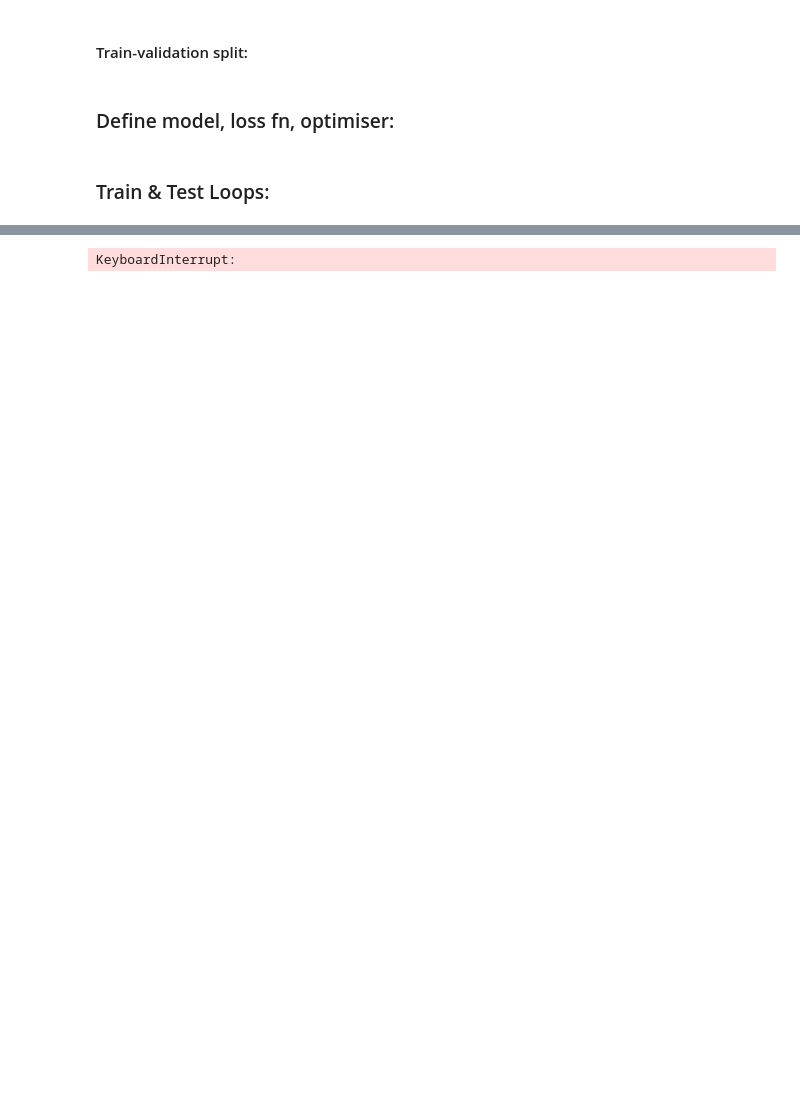
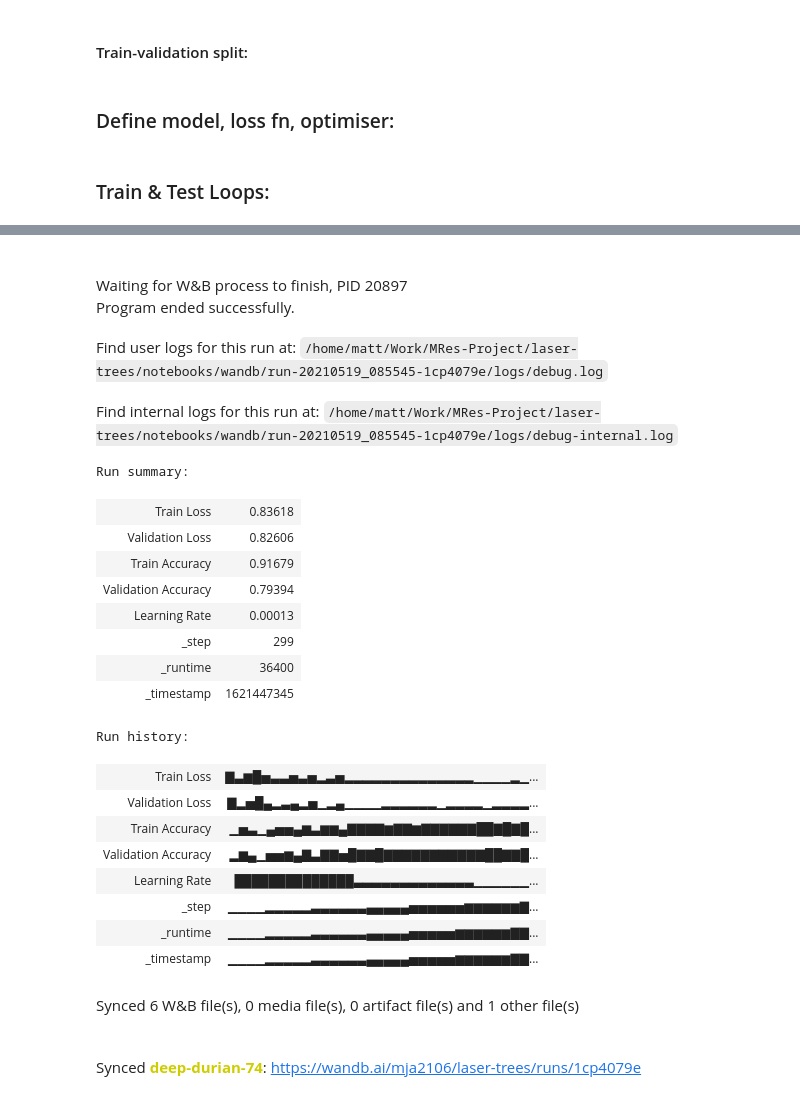
Before and after one commit to mataln/laser-trees, a Jupyter notebook: notebooks/classification.ipynb, the cells around one changed output, grey strips where cells are left out. Saved outputs shown, nothing was run; the diff lists cells and outputs as text; code cells hidden in the pictures; blank space fills up the shorter version.

Commit message:
Swtich from flat lr to step scheduler

```diff
--- a/notebooks/classification.ipynb
+++ b/notebooks/classification.ipynb
@@ -1,6 +1,7 @@
 # %%
 import os
 import sys
+import copy
 pdir = os.path.dirname(os.getcwd())
 sys.path.append(pdir)
 
@@ -10,15 +11,19 @@ import torch.nn as nn
 import torch.optim as optim
 import pandas as pd
 import wandb
+import random
 
 from tqdm import tqdm
 from torch.utils.data import Dataset, DataLoader
 from torch.utils.data.sampler import SubsetRandomSampler
+from torch.optim.lr_scheduler import StepLR
 
 import utils
 from simpleview_pytorch import SimpleView
 
 from torch.utils.data.dataset import Dataset
+
+model_dir = 'models'
 # %%
 wandb.login()
 # %% [output]
@@ -244,14 +251,25 @@ if config.loss_fn=="cross-entropy":
 if config.loss_fn=="smooth-loss":
     loss_fn = utils.smooth_loss
 
+if type(config.learning_rate) == list:
+    lr = config.learning_rate[0]
+    step_size = config.learning_rate[1]
+    gamma = config.learning_rate[2]
+else:
+    lr = config.learning_rate
+
 if config.optimizer=="sgd":
-    optimizer = optim.SGD(model.parameters(), lr=config.learning_rate, momentum=config.momentum)
+    optimizer = optim.SGD(model.parameters(), lr=lr, momentum=config.momentum)
 elif config.optimizer=="adam":
-    optimizer = optim.Adam(model.parameters(), lr=config.learning_rate)
+    optimizer = optim.Adam(model.parameters(), lr=lr)
+
+if type(config.learning_rate) == list:
+    scheduler = StepLR(optimizer, step_size=step_size, gamma=gamma)
 # %% [markdown]
 ### Train & Test Loops:
 # %%
 #wandb.watch(model)
+best_acc = 0
 for epoch in range(config.epochs):  # loop over the dataset multiple times
 
     #Training loop============================================
@@ -330,14 +348,30 @@ for epoch in range(config.epochs):  # loop over the dataset multiple times
 
         print(f'Got {num_val_correct} / {num_val_samples} with accuracy {val_acc*100:.2f}')
 
+        if val_acc > best_acc:
+            best_model_state = copy.deepcopy(model.state_dict())
+            best_acc = val_acc
+
         wandb.log({
             "Train Loss":train_loss,
             "Validation Loss":val_loss,
             "Train Accuracy":train_acc,
-            "Validation Accuracy":val_acc
+            "Validation Accuracy":val_acc,
+            "Learning Rate":optimizer.param_groups[0]['lr']
             })
+
+        scheduler.step()
 
 
 print('Finished Training')
+
+print('Saving best model...')
+torch.save(best_model_state,
+           '{model_dir}/{fname}.pt'.format(
+               model_dir=model_dir,
+               fname=experiment_name+'_best.pt')
+          )
+print('Saved!')
+
 run.finish()
 # %% [output]
@@ -361 +395,24 @@ Got 323 / 495 with accuracy 65.25
+Waiting for W&B process to finish, PID 20897
+Program ended successfully.
+Find user logs for this run at: /home/matt/Work/MRes-Project/laser-trees/notebooks/wandb/run-20210519_085545-1cp4079e/logs/debug.log
+Find internal logs for this run at: /home/matt/Work/MRes-Project/laser-trees/notebooks/wandb/run-20210519_085545-1cp4079e/logs/debug-internal.log
-KeyboardInterrupt:
+Run summary:
+| Train Loss | 0.83618 |
+| Validation Loss | 0.82606 |
+| Train Accuracy | 0.91679 |
+| Validation Accuracy | 0.79394 |
+| Learning Rate | 0.00013 |
+| _step | 299 |
+| _runtime | 36400 |
+| _timestamp | 1621447345 |
+Run history:
+| Train Loss | ▇▃▆█▅▃▃▅▃▅▂▃▅▂▂▂▂▂▂▂▂▂▂▂▂▂▂▁▁▁▁▂▁... |
+| Validation Loss | ▇▂▅█▄▂▃▄▂▅▁▂▄▁▁▁▁▂▂▂▂▂▂▁▂▂▂▂▁▂▂▂▂... |
+| Train Accuracy | ▁▅▃▁▄▅▅▄▆▃▆▆▄▇▇▇▇▆▇▇▆▇▇▇▇▇▇██▇█▇█... |
+| Validation Accuracy | ▂▆▄▁▅▅▆▄▇▃▇▇▅█▇▇█▇▇▇▇▇▇▇▇▇▇▇██▇▇█... |
+| Learning Rate | ██████████████▃▃▃▃▃▃▃▃▃▃▃▃▃▁▁▁▁▁▁... |
+| _step | ▁▁▁▁▂▂▂▂▂▃▃▃▃▃▃▄▄▄▄▄▅▅▅▅▅▅▆▆▆▆▆▆▇... |
+| _runtime | ▁▁▁▁▂▂▂▂▂▃▃▃▃▃▃▄▄▄▄▄▅▅▅▅▅▆▆▆▆▆▆▇▇... |
+| _timestamp | ▁▁▁▁▂▂▂▂▂▃▃▃▃▃▃▄▄▄▄▄▅▅▅▅▅▆▆▆▆▆▆▇▇... |
+Synced 6 W&B file(s), 0 media file(s), 0 artifact file(s) and 1 other file(s)
+Synced deep-durian-74: https://wandb.ai/mja2106/laser-trees/runs/1cp4079e
```
Also changed, not shown: parts of 7 cells of this notebook.
